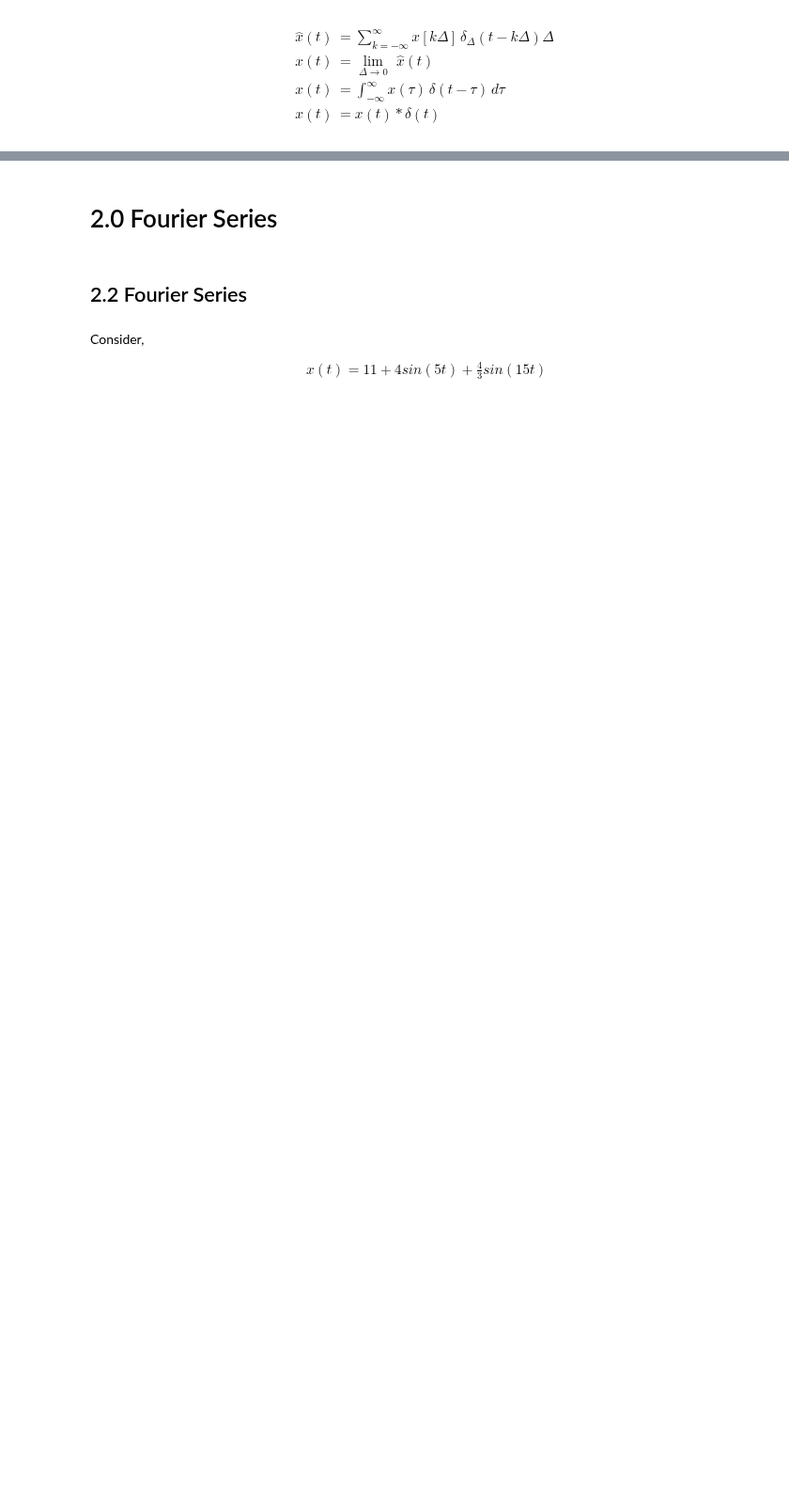
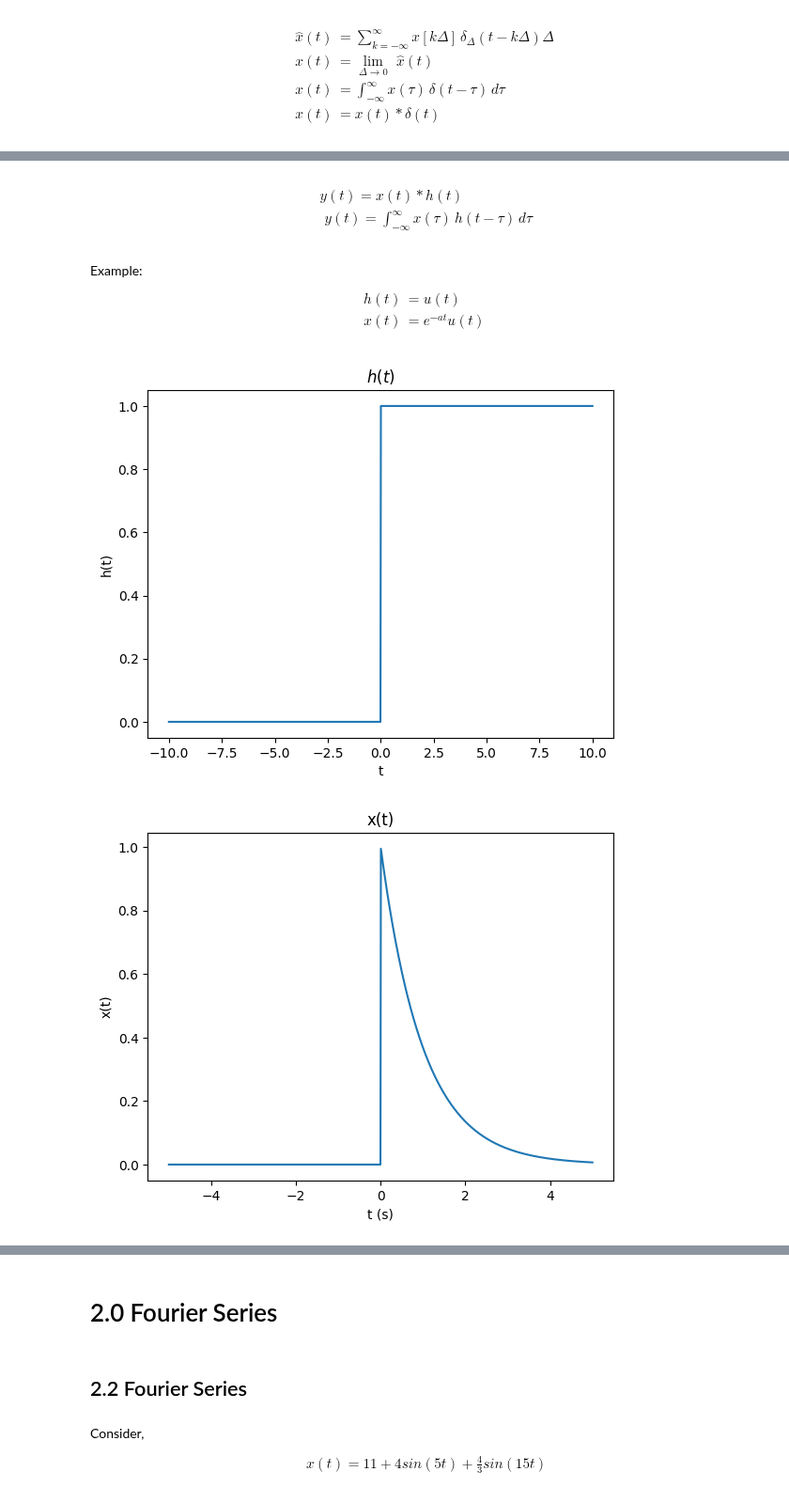
Before and after one commit to BuwanekaEpakanda/EE_257_Note_Book, a Jupyter notebook: EE_257_Signals_and_Systems.ipynb, the cells around one changed output, grey strips where cells are left out. Shown at 94% size. Drawn from its saved outputs; the diff is of its cells as text; code cells hidden in the pictures; blank space fills up the shorter version.

```diff
--- a/EE_257_Signals_and_Systems.ipynb
+++ b/EE_257_Signals_and_Systems.ipynb
@@ -556,0 +527,43 @@ $$
+# %% [markdown]
+$$
+\begin{align}
+&\boxed{y(t)=x(t)*h(t)} \\
+&\,\,y(t)=\int_{-\infty}^{\infty}x(\tau)\,h(t-\tau)\,d\tau
+\end{align}
+$$
+# %% [markdown]
+Example:
+$$
+\begin{align}
+h(t)&=u(t) \\
+x(t)&=e^{-at}u(t)
+\end{align}
+$$
+# %%
+t = np.linspace(-10, 10, 1000)
+
+u = np.heaviside(t, 0.5)
+
+plt.plot(t, u)
+
+plt.xlabel('t')
+plt.ylabel('h(t)')
+plt.title('$h(t)$')
+
+plt.show()
+
+t = np.linspace(-5, 5, 1000)
+
+a = 1
+y = np.exp(-a*t) * (t >= 0)
+
+plt.plot(t, y)
+
+plt.xlabel('t (s)')
+plt.ylabel('x(t)')
+plt.title('x(t)')
+
+plt.show()
+# %% [output]
+[figure, added]
+[figure, added]
```
Also changed, not shown: parts of 18 cells of this notebook.
